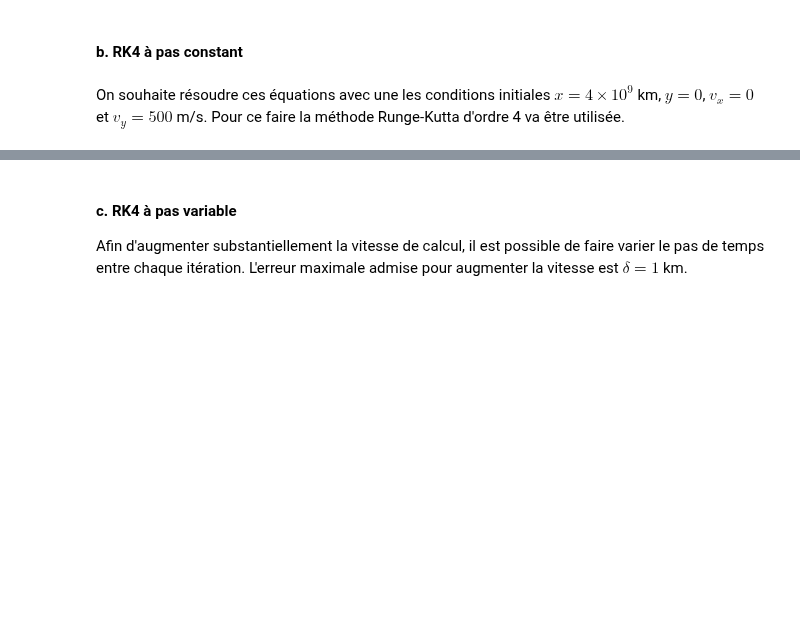
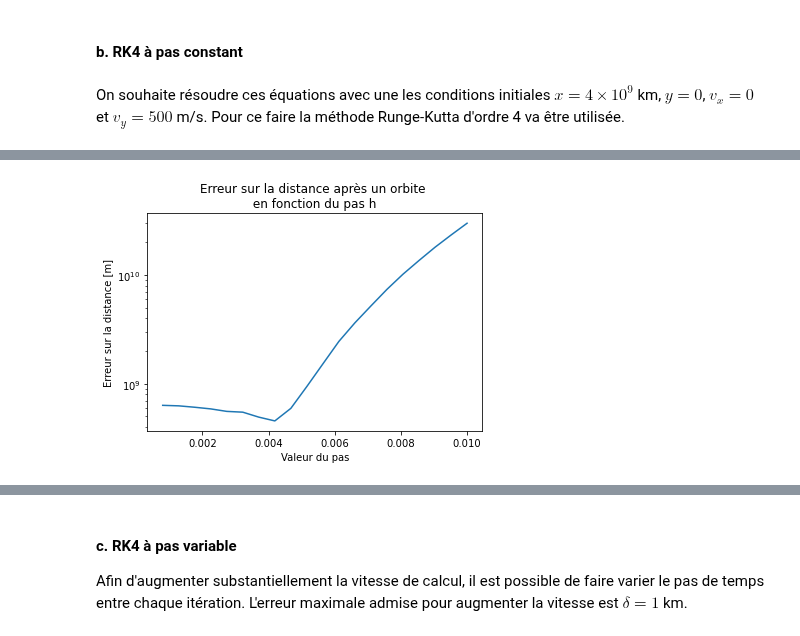
Before and after one commit to essheh/PHYZ_NUM, a Jupyter notebook: TP3/TP3_Boissinnot_Gaudreault_LessardH.ipynb, the cells around one changed output, grey strips where cells are left out. Drawn from its saved outputs; the diff is of its cells as text; code cells hidden in the pictures; blank space fills up the shorter version.

```diff
--- a/TP3/TP3_Boissinnot_Gaudreault_LessardH.ipynb
+++ b/TP3/TP3_Boissinnot_Gaudreault_LessardH.ipynb
@@ -127,0 +141,9 @@ Le nombre de pas est: 100001.
+# %%
+plt.plot(h, error_h)
+plt.xlabel("Valeur du pas")
+plt.ylabel("Erreur sur la distance [m]")
+plt.title("Erreur sur la distance après un orbite \n en fonction du pas h ".format(t_points[-1]))
+plt.yscale("log")
+plt.show()
+# %% [output]
+[figure, added]
```
Also changed, not shown: parts of 9 cells of this notebook, 1 other file.
